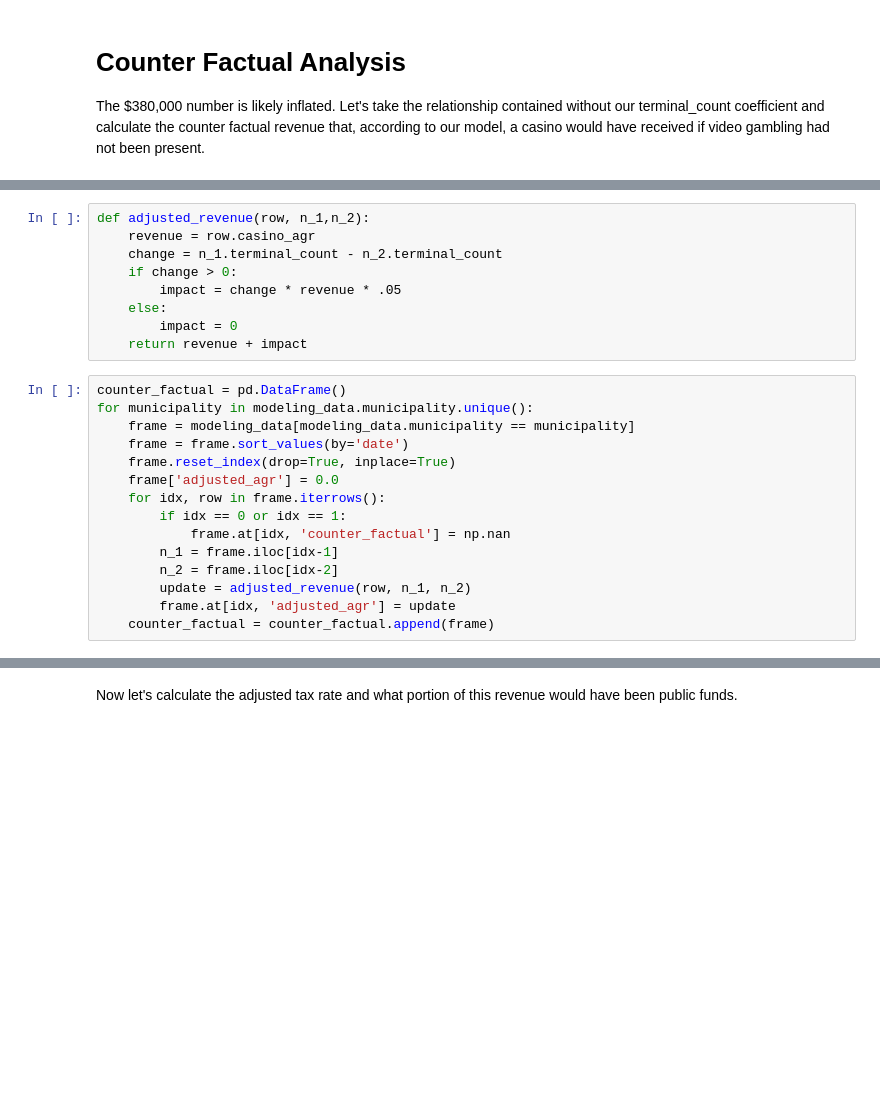
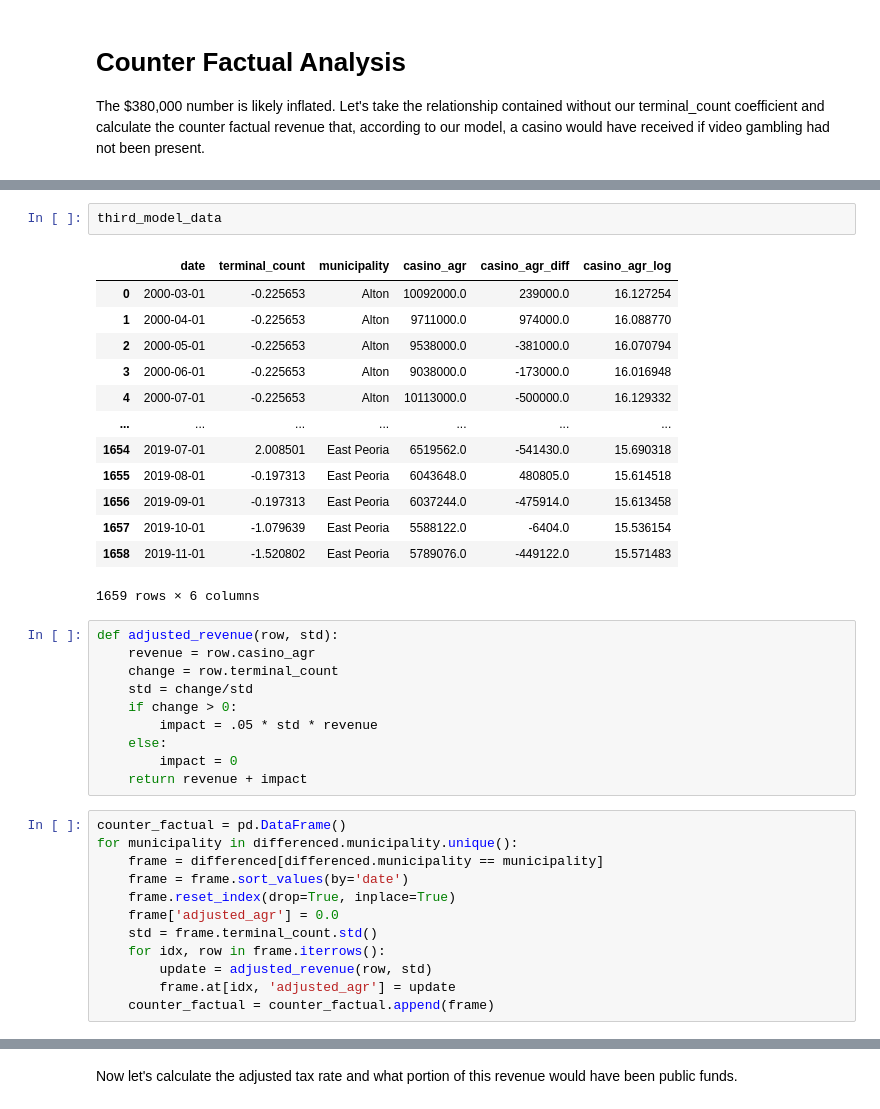
Before and after one commit to joelsewhere/illinois-gaming, a Jupyter notebook: notebooks/mvp.ipynb, the cells around one changed output, grey strips where cells are left out. Saved outputs shown, nothing was run; the diff lists cells and outputs as text; blank space fills up the shorter version.

```diff
--- a/notebooks/mvp.ipynb
+++ b/notebooks/mvp.ipynb
@@ -791,25 +821,39 @@ The $380,000 number is likely inflated. Let's take the relationship contained wi
+# %%
+third_model_data
+# %% [output]
+|  | date | terminal_count | municipality | casino_agr | casino_agr_diff | casino_agr_log |
+| 0 | 2000-03-01 | -0.225653 | Alton | 10092000.0 | 239000.0 | 16.127254 |
+| 1 | 2000-04-01 | -0.225653 | Alton | 9711000.0 | 974000.0 | 16.088770 |
+| 2 | 2000-05-01 | -0.225653 | Alton | 9538000.0 | -381000.0 | 16.070794 |
+| 3 | 2000-06-01 | -0.225653 | Alton | 9038000.0 | -173000.0 | 16.016948 |
+| 4 | 2000-07-01 | -0.225653 | Alton | 10113000.0 | -500000.0 | 16.129332 |
+| ... | ... | ... | ... | ... | ... | ... |
+| 1654 | 2019-07-01 | 2.008501 | East Peoria | 6519562.0 | -541430.0 | 15.690318 |
+| 1655 | 2019-08-01 | -0.197313 | East Peoria | 6043648.0 | 480805.0 | 15.614518 |
+| 1656 | 2019-09-01 | -0.197313 | East Peoria | 6037244.0 | -475914.0 | 15.613458 |
+| 1657 | 2019-10-01 | -1.079639 | East Peoria | 5588122.0 | -6404.0 | 15.536154 |
+| 1658 | 2019-11-01 | -1.520802 | East Peoria | 5789076.0 | -449122.0 | 15.571483 |
+1659 rows × 6 columns
 # %%
-def adjusted_revenue(row, n_1,n_2):
+def adjusted_revenue(row, std):
     revenue = row.casino_agr
-    change = n_1.terminal_count - n_2.terminal_count
+    change = row.terminal_count
+    std = change/std
     if change > 0:
-        impact = change * revenue * .05
+        impact = .05 * std * revenue
     else:
         impact = 0
     return revenue + impact
 # %%
 counter_factual = pd.DataFrame()
-for municipality in modeling_data.municipality.unique():
-    frame = modeling_data[modeling_data.municipality == municipality]
+for municipality in differenced.municipality.unique():
+    frame = differenced[differenced.municipality == municipality]
     frame = frame.sort_values(by='date')
     frame.reset_index(drop=True, inplace=True)
     frame['adjusted_agr'] = 0.0
+    std = frame.terminal_count.std()
     for idx, row in frame.iterrows():
-        if idx == 0 or idx == 1:
-            frame.at[idx, 'counter_factual'] = np.nan
-        n_1 = frame.iloc[idx-1]
-        n_2 = frame.iloc[idx-2]
-        update = adjusted_revenue(row, n_1, n_2)
+        update = adjusted_revenue(row, std)
         frame.at[idx, 'adjusted_agr'] = update
     counter_factual = counter_factual.append(frame)
 # %%
```
Also changed, not shown: parts of 12 cells of this notebook, 3 other files.
